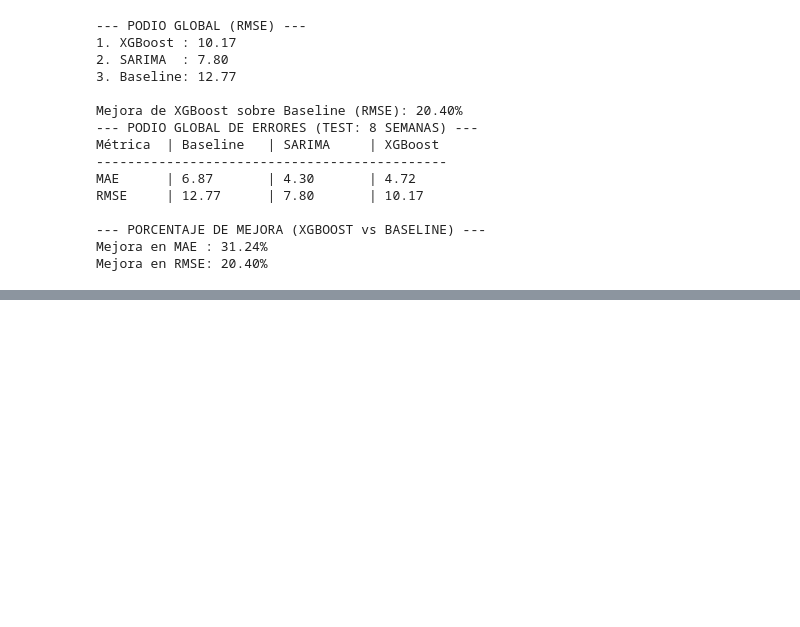
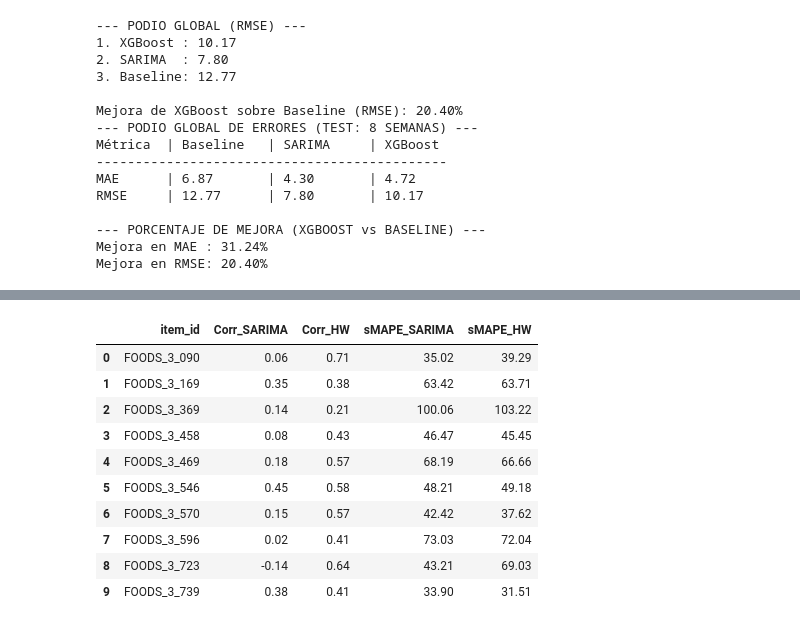
Before and after one commit to fx-soto/Master-Estadistica-Taller-Consultoria-Capstone1, a Jupyter notebook: notebooks/capstone_1.ipynb, the cells around one changed output, grey strips where cells are left out. Saved outputs shown, nothing was run; the diff lists cells and outputs as text; code cells hidden in the pictures; blank space fills up the shorter version.

```diff
--- a/notebooks/capstone_1.ipynb
+++ b/notebooks/capstone_1.ipynb
@@ -688,0 +1025,51 @@ Mejora en RMSE: 20.40%
+# %%
+def calculate_smape(y_true, y_pred):
+    """Calcula el sMAPE evitando división por cero."""
+    numerador = np.abs(y_true - y_pred)
+    denominador = (np.abs(y_true) + np.abs(y_pred)) / 2.0
+    # Si ambos son cero, el error es cero
+    smape_array = np.where(denominador == 0, 0, numerador / denominador)
+    return np.mean(smape_array) * 100
+
+resultados_nuevos = []
+
+for prod_id in resultados_finales['item_id'].unique():
+    df_prod = resultados_finales[resultados_finales['item_id'] == prod_id]
+
+    y_true = df_prod['sales']
+    y_sarima = df_prod['pred_sarima']
+    y_hw = df_prod['pred_hw']
+
+    # 1. Calcular Correlación de Pearson (usamos np.corrcoef)
+    # [0, 1] obtiene el valor de correlación cruzada de la matriz
+    corr_sarima = np.corrcoef(y_true, y_sarima)[0, 1]
+    corr_hw = np.corrcoef(y_true, y_hw)[0, 1]
+
+    # 2. Calcular sMAPE
+    smape_sarima = calculate_smape(y_true, y_sarima)
+    smape_hw = calculate_smape(y_true, y_hw)
+
+    resultados_nuevos.append({
+        'item_id': prod_id,
+        'Corr_SARIMA': corr_sarima,
+        'Corr_HW': corr_hw,
+        'sMAPE_SARIMA': smape_sarima,
+        'sMAPE_HW': smape_hw
+    })
+
+df_metricas_avanzadas = pd.DataFrame(resultados_nuevos)
+df_metricas_avanzadas = df_metricas_avanzadas.round(2)
+# %%
+df_metricas_avanzadas
+# %% [output]
+|  | item_id | Corr_SARIMA | Corr_HW | sMAPE_SARIMA | sMAPE_HW |
+| 0 | FOODS_3_090 | 0.06 | 0.71 | 35.02 | 39.29 |
+| 1 | FOODS_3_169 | 0.35 | 0.38 | 63.42 | 63.71 |
+| 2 | FOODS_3_369 | 0.14 | 0.21 | 100.06 | 103.22 |
+| 3 | FOODS_3_458 | 0.08 | 0.43 | 46.47 | 45.45 |
+| 4 | FOODS_3_469 | 0.18 | 0.57 | 68.19 | 66.66 |
+| 5 | FOODS_3_546 | 0.45 | 0.58 | 48.21 | 49.18 |
+| 6 | FOODS_3_570 | 0.15 | 0.57 | 42.42 | 37.62 |
+| 7 | FOODS_3_596 | 0.02 | 0.41 | 73.03 | 72.04 |
+| 8 | FOODS_3_723 | -0.14 | 0.64 | 43.21 | 69.03 |
+| 9 | FOODS_3_739 | 0.38 | 0.41 | 33.90 | 31.51 |
```
Also changed, not shown: parts of 24 cells of this notebook.
